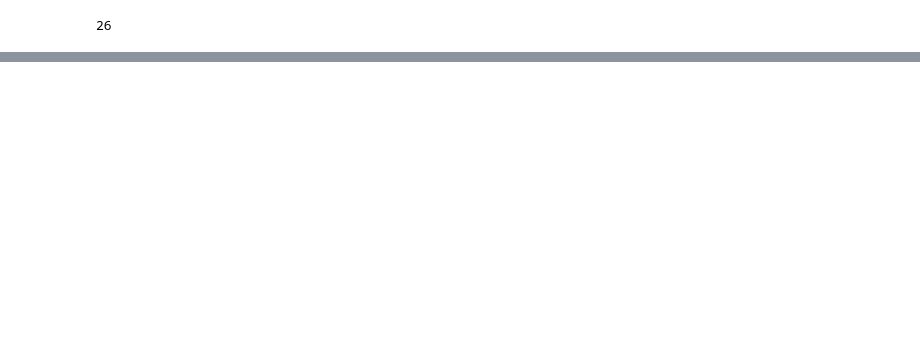
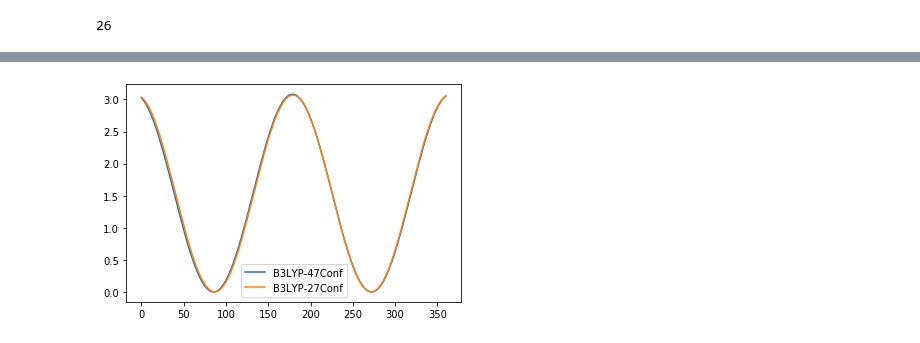
Before and after one commit to jerck1/FFParams, a Jupyter notebook: GeneralCalculations.ipynb, the cells around one changed output, grey strips where cells are left out. Saved outputs shown, nothing was run; the diff lists cells and outputs as text; code cells hidden in the pictures; blank space fills up the shorter version.

```diff
--- a/GeneralCalculations.ipynb
+++ b/GeneralCalculations.ipynb
@@ -120,0 +121,5 @@ plt.scatter(dieh,val_qm)
+# %%
+dieh_plot(thetha,-15.6052,1.9266,1.5408,"B3LYP-47Conf" )
+dieh_plot(thetha,-11.6995,1.9437,1.5344,"B3LYP-27Conf" )
+# %% [output]
+[figure, added]
```
Also changed, not shown: parts of 13 cells of this notebook.
